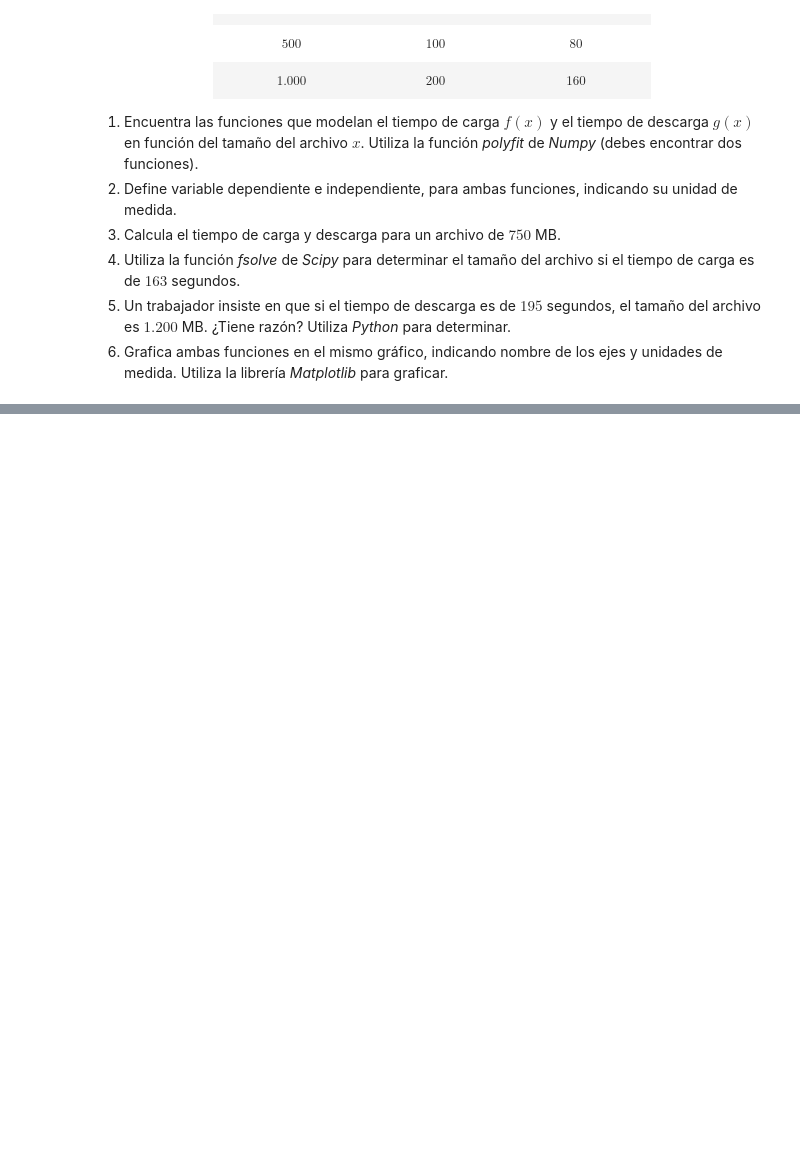
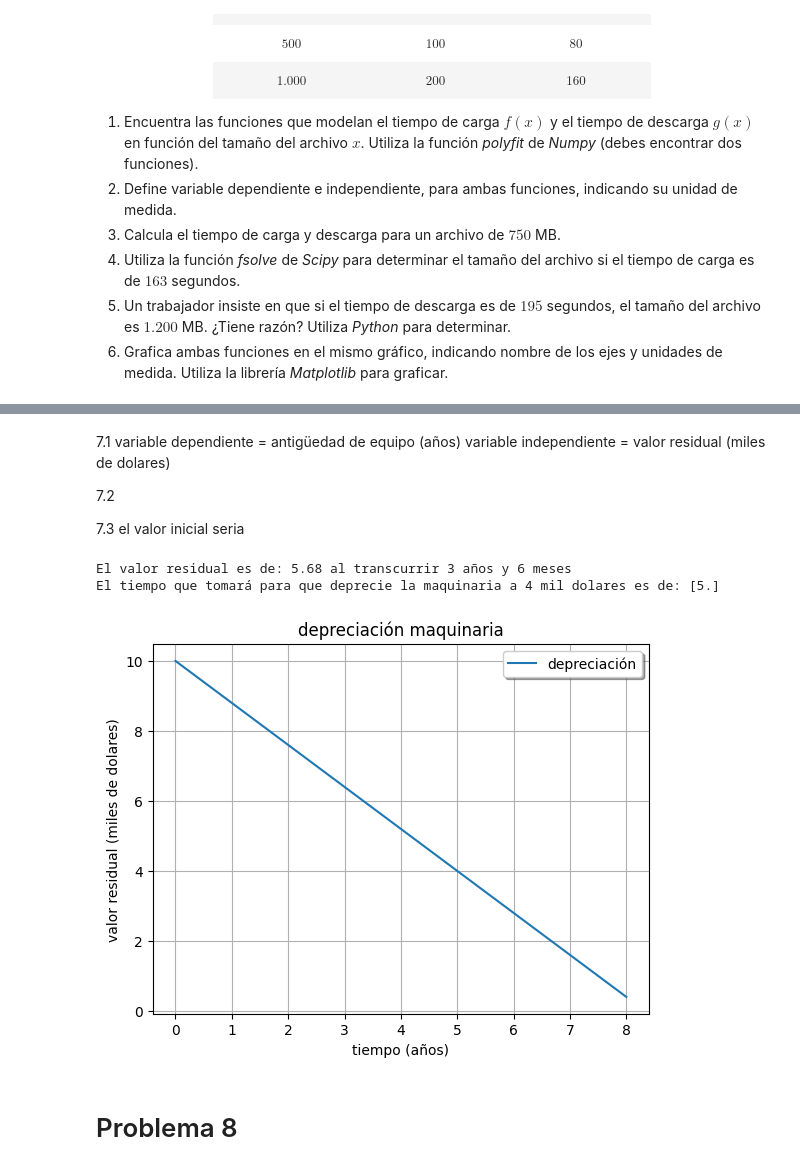
Before and after one commit to Lucianoridlf/FPY1101, a Jupyter notebook: Unidad 1/Guía 1/Guía2.ipynb, the cells around one changed output, grey strips where cells are left out. Saved outputs shown, nothing was run; the diff lists cells and outputs as text; code cells hidden in the pictures; blank space fills up the shorter version.

```diff
--- a/Unidad 1/Guía 1/Guía2.ipynb
+++ b/Unidad 1/Guía 1/Guía2.ipynb
@@ -214,0 +382,48 @@ La pendiente de la segunda funcion de carga es: 0.16000000000000003, el cof es:
+# %% [markdown]
+7.1
+variable dependiente = antigüedad de equipo (años)
+variable independiente = valor residual (miles de dolares)
+
+7.2
+
+7.3
+el valor inicial seria
+# %%
+from scipy.optimize import fsolve
+import numpy as np
+import matplotlib.pyplot as plt
+
+def R(t):
+    return -1.2 * t + 10
+
+#7.3
+
+
+7.5
+
+print(f'El valor residual es de: {R(3.6)} al transcurrir 3 años y 6 meses')
+
+7.6
+def r(t):
+    return -1.2 * t + 10 - 4
+
+sol_r = fsolve(r,6)
+
+print(f'El tiempo que tomará para que deprecie la maquinaria a 4 mil dolares es de: {sol_r}')
+
+7.7
+
+dist_r = np.linspace(0, 8, 100)
+plt.plot(dist_r, R(dist_r), label= 'depreciación')
+plt.xlabel('tiempo (años)')
+plt.ylabel('valor residual (miles de dolares)')
+plt.title('depreciación maquinaria')
+plt.grid(True)
+plt.legend(frameon = True, shadow = True)
+plt.show()
+# %% [output]
+El valor residual es de: 5.68 al transcurrir 3 años y 6 meses
+El tiempo que tomará para que deprecie la maquinaria a 4 mil dolares es de: [5.]
+[figure, added]
+# %% [markdown]
+# Problema 8
```
Also changed, not shown: parts of 25 cells of this notebook.
